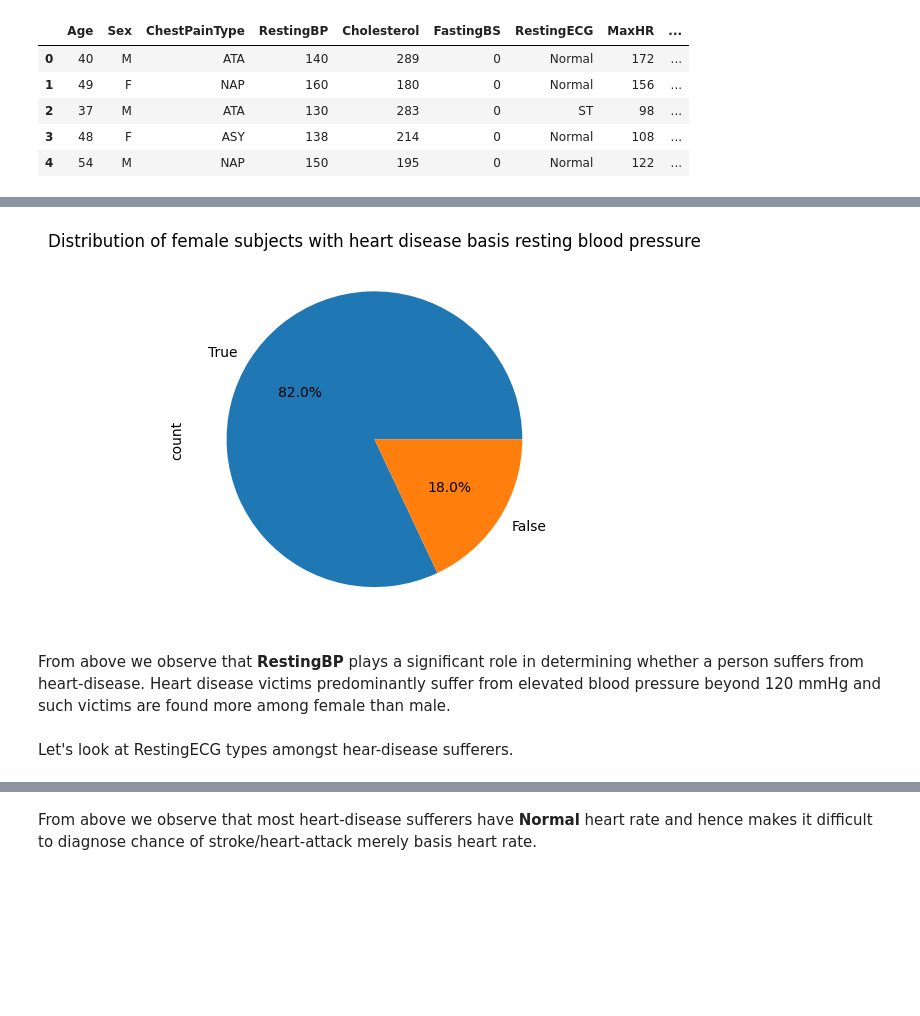
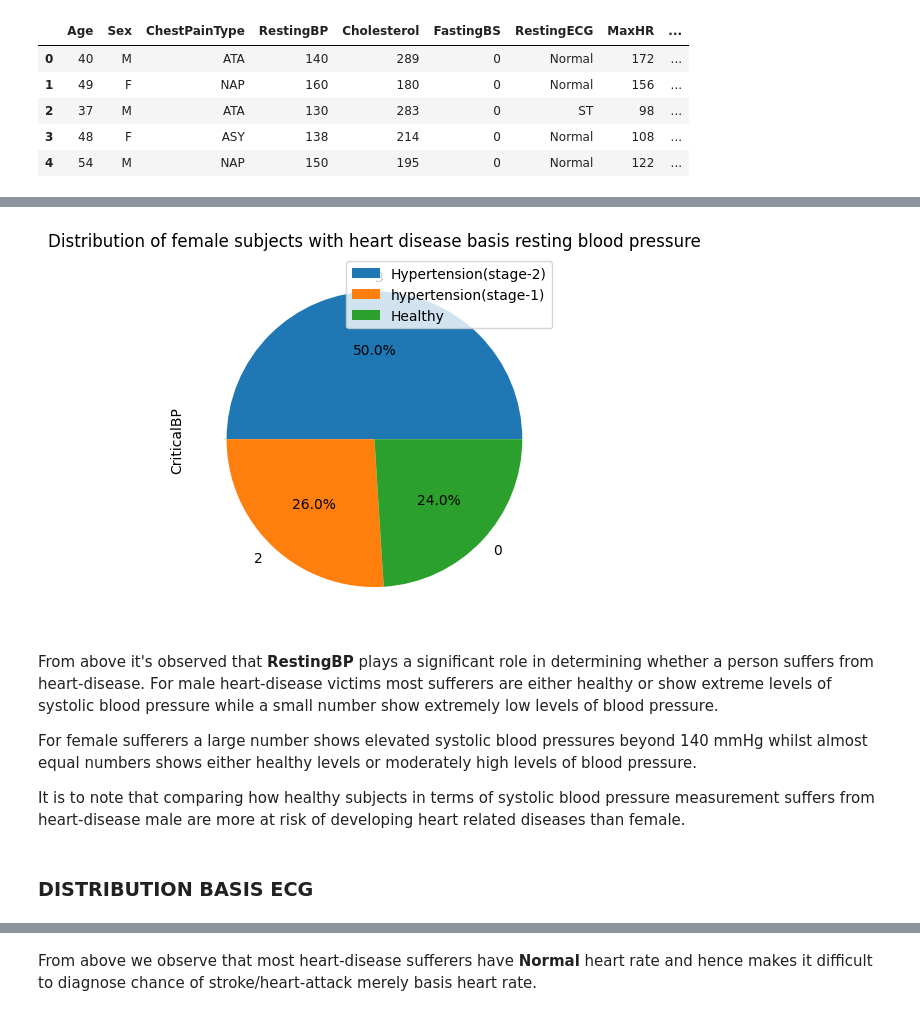
Before and after one commit to Soumyadip54321/Data_Science, a Jupyter notebook: Data_Analysis/HeartDisease.ipynb, the cells around one changed output, grey strips where cells are left out. Saved outputs shown, nothing was run; the diff lists cells and outputs as text; code cells hidden in the pictures; blank space fills up the shorter version.

```diff
--- a/Data_Analysis/HeartDisease.ipynb
+++ b/Data_Analysis/HeartDisease.ipynb
@@ -233,3 +246,6 @@ heartdisease_df['CriticalBP'] = heartdisease_df.apply(lambda row:row['RestingBP'
+# %%
+heartdisease_df['CriticalBP'] = heartdisease_df.apply(lambda row:1 if row['RestingBP']<90 else 2 if row['RestingBP']>=130 and row['RestingBP']<=139 else 3 if row['RestingBP']>=140 else 0,axis=1)
+# heartdisease_df = Categorize_Subjects_Basis_RestingBP(heartdisease_df)
 # %%
 heartdisease_df.head()
 # %% [output]
@@ -239,6 +255,16 @@ heartdisease_df.head()
 | 2 | 37 | M | ATA | 130 | 283 | 0 | ST | 98 | ... |
 | 3 | 48 | F | ASY | 138 | 214 | 0 | Normal | 108 | ... |
 | 4 | 54 | M | NAP | 150 | 195 | 0 | Normal | 122 | ... |
+# %%
+bp_types={0:"Healthy",1:"Hypotension",2:"hypertension(stage-1)",3:"Hypertension(stage-2)"}
+# %%
+male_index=list(heartdisease_df[(heartdisease_df['Sex'].isin(['M'])) & (heartdisease_df['HeartDisease']==1)]['CriticalBP'].value_counts().index)
+
+male_legend_lst = []
+
+for i in male_index:
+    if bp_types[i] not in male_legend_lst:
+        male_legend_lst.append(bp_types[i])
 # %%
 heartdisease_df[(heartdisease_df['Sex'].isin(['M'])) & (heartdisease_df['HeartDisease']==1)]['CriticalBP'].value_counts().plot(kind='pie',autopct="%0.1f%%")
 plt.title("Distribution of male subjects with heart disease basis resting blood pressure")
@@ -248,14 +275,26 @@ plt.show()
+# %%
+female_index=list(heartdisease_df[(heartdisease_df['Sex'].isin(['F'])) & (heartdisease_df['HeartDisease']==1)]['CriticalBP'].value_counts().index)
+
+female_legend_lst = []
+
+for i in female_index:
+    if bp_types[i] not in female_legend_lst:
+        female_legend_lst.append(bp_types[i])
 # %%
 heartdisease_df[(heartdisease_df['Sex'].isin(['F'])) & (heartdisease_df['HeartDisease']==1)]['CriticalBP'].value_counts().plot(kind='pie',autopct="%0.1f%%")
 plt.title("Distribution of female subjects with heart disease basis resting blood pressure")
+plt.legend(female_legend_lst)
 plt.show()
 # %% [output]
-[figure, old version]
+[figure, new version]
-# %% [markdown]
-From above we observe that **RestingBP** plays a significant role in determining whether a person suffers from heart-disease. Heart disease victims predominantly suffer
-from elevated blood pressure beyond 120 mmHg and such victims are found more among female than male.
-# %% [markdown]
-Let's look at RestingECG types amongst hear-disease sufferers.
+# %% [markdown]
+From above it's observed that **RestingBP** plays a significant role in determining whether a person suffers from heart-disease. For male heart-disease victims most sufferers are either healthy or show extreme levels of systolic blood pressure while a small number show extremely low levels of blood pressure.
+
+For female sufferers a large number shows elevated systolic blood pressures beyond 140 mmHg whilst almost equal numbers shows either healthy levels or moderately high levels of blood pressure.
+
+It is to note that comparing how healthy subjects in terms of systolic blood pressure measurement suffers from heart-disease male are more at risk of developing heart related diseases than female.
+# %% [markdown]
+### DISTRIBUTION BASIS ECG
 # %%
 heartdisease_df[(heartdisease_df['Sex'].isin(['M'])) & (heartdisease_df['HeartDisease']==1)]['RestingECG'].value_counts().plot(kind='pie',autopct="%0.1f%%")
 plt.title("Distribution of RestingECG results among male heart-disease victims")
```
Also changed, not shown: parts of 30 cells of this notebook, 1 other file.
